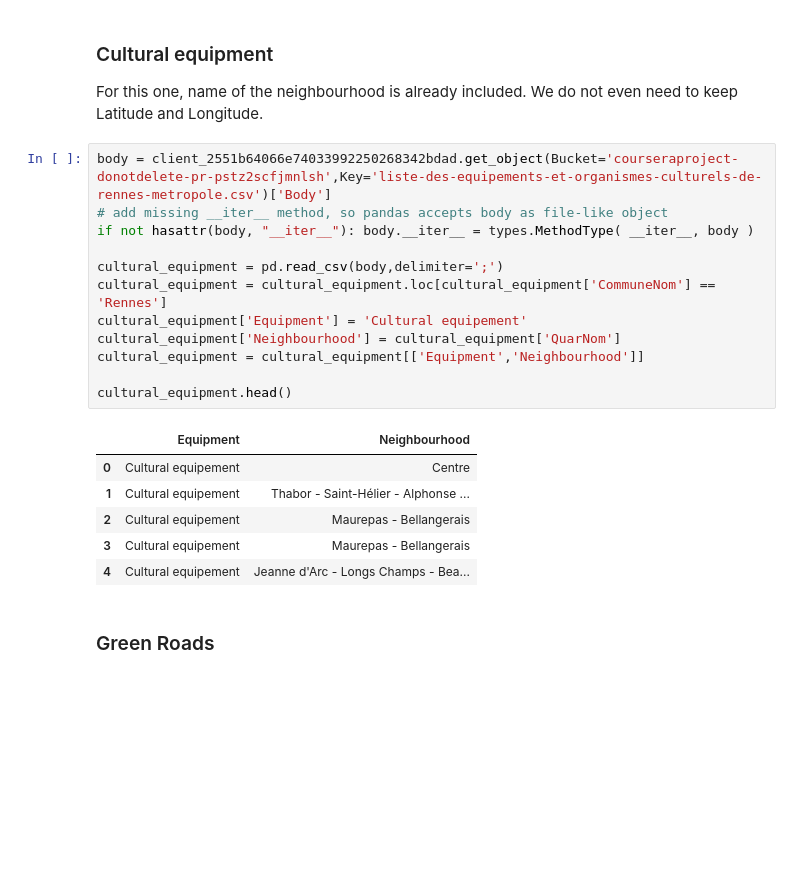
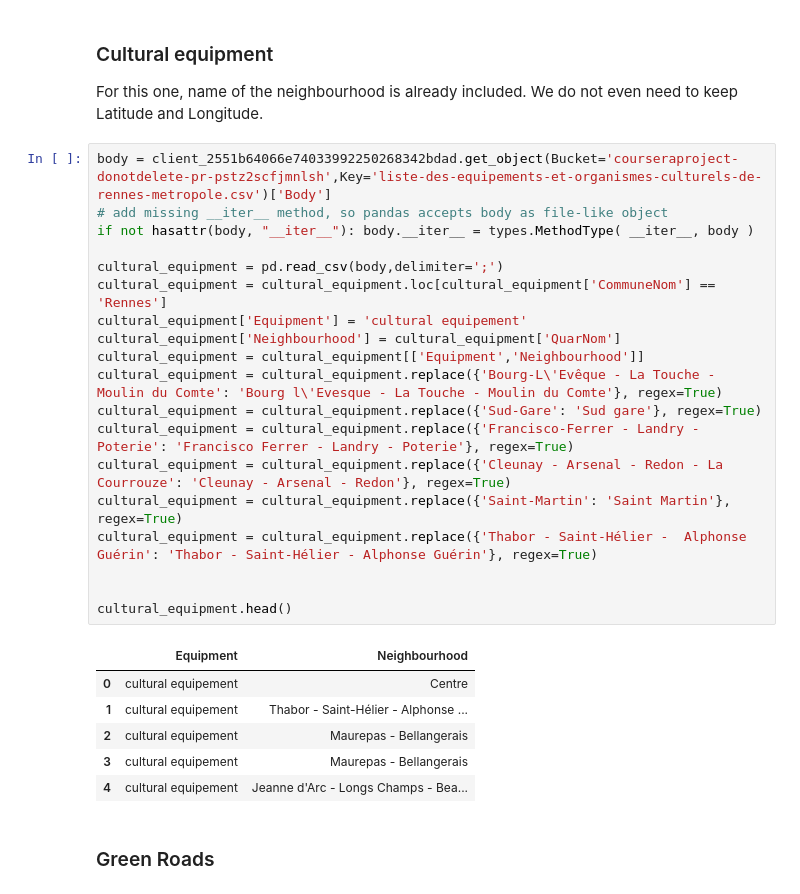
Before and after one commit to olivedu35/Coursera, a Jupyter notebook: Final Capstone Project.ipynb, the cells around one changed output. Drawn from its saved outputs; the diff is of its cells as text; blank space fills up the shorter version.

```diff
--- a/Final Capstone Project.ipynb
+++ b/Final Capstone Project.ipynb
@@ -226,22 +227,29 @@ For this one, name of the neighbourhood is already included. We do not even need
 # %%
 body = client_2551b64066e74033992250268342bdad.get_object(Bucket='courseraproject-donotdelete-pr-pstz2scfjmnlsh',Key='liste-des-equipements-et-organismes-culturels-de-rennes-metropole.csv')['Body']
 # add missing __iter__ method, so pandas accepts body as file-like object
 if not hasattr(body, "__iter__"): body.__iter__ = types.MethodType( __iter__, body )
 
 cultural_equipment = pd.read_csv(body,delimiter=';')
 cultural_equipment = cultural_equipment.loc[cultural_equipment['CommuneNom'] == 'Rennes']
-cultural_equipment['Equipment'] = 'Cultural equipement'
+cultural_equipment['Equipment'] = 'cultural equipement'
 cultural_equipment['Neighbourhood'] = cultural_equipment['QuarNom']
 cultural_equipment = cultural_equipment[['Equipment','Neighbourhood']]
+cultural_equipment = cultural_equipment.replace({'Bourg-L\'Evêque - La Touche - Moulin du Comte': 'Bourg l\'Evesque - La Touche - Moulin du Comte'}, regex=True)
+cultural_equipment = cultural_equipment.replace({'Sud-Gare': 'Sud gare'}, regex=True)
+cultural_equipment = cultural_equipment.replace({'Francisco-Ferrer - Landry - Poterie': 'Francisco Ferrer - Landry - Poterie'}, regex=True)
+cultural_equipment = cultural_equipment.replace({'Cleunay - Arsenal - Redon - La Courrouze': 'Cleunay - Arsenal - Redon'}, regex=True)
+cultural_equipment = cultural_equipment.replace({'Saint-Martin': 'Saint Martin'}, regex=True)
+cultural_equipment = cultural_equipment.replace({'Thabor - Saint-Hélier -  Alphonse Guérin': 'Thabor - Saint-Hélier - Alphonse Guérin'}, regex=True)
+
 
 cultural_equipment.head()
 # %% [output]
 |  | Equipment | Neighbourhood |
-| 0 | Cultural equipement | Centre |
-| 1 | Cultural equipement | Thabor - Saint-Hélier - Alphonse ... |
-| 2 | Cultural equipement | Maurepas - Bellangerais |
-| 3 | Cultural equipement | Maurepas - Bellangerais |
-| 4 | Cultural equipement | Jeanne d'Arc - Longs Champs - Bea... |
+| 0 | cultural equipement | Centre |
+| 1 | cultural equipement | Thabor - Saint-Hélier - Alphonse ... |
+| 2 | cultural equipement | Maurepas - Bellangerais |
+| 3 | cultural equipement | Maurepas - Bellangerais |
+| 4 | cultural equipement | Jeanne d'Arc - Longs Champs - Bea... |
 # %% [markdown]
 ### Green Roads
 # %%
```
Also changed, not shown: parts of 57 cells of this notebook.
